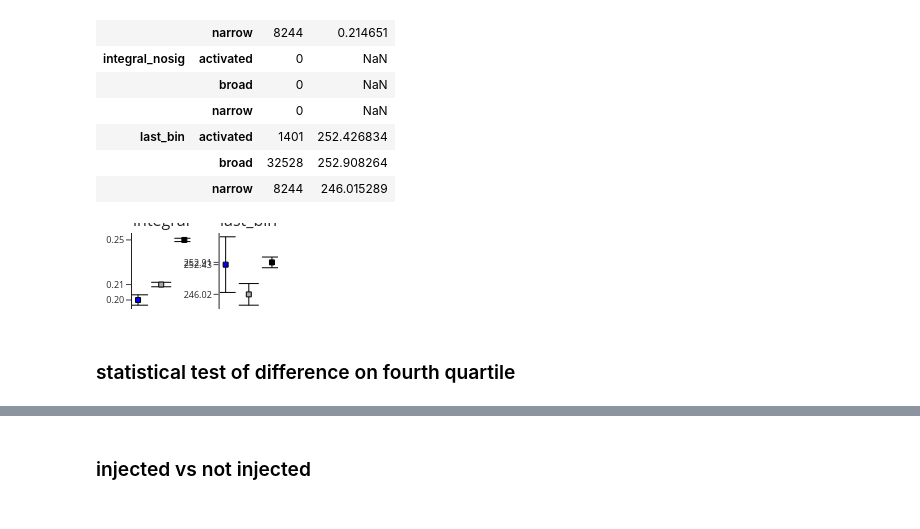
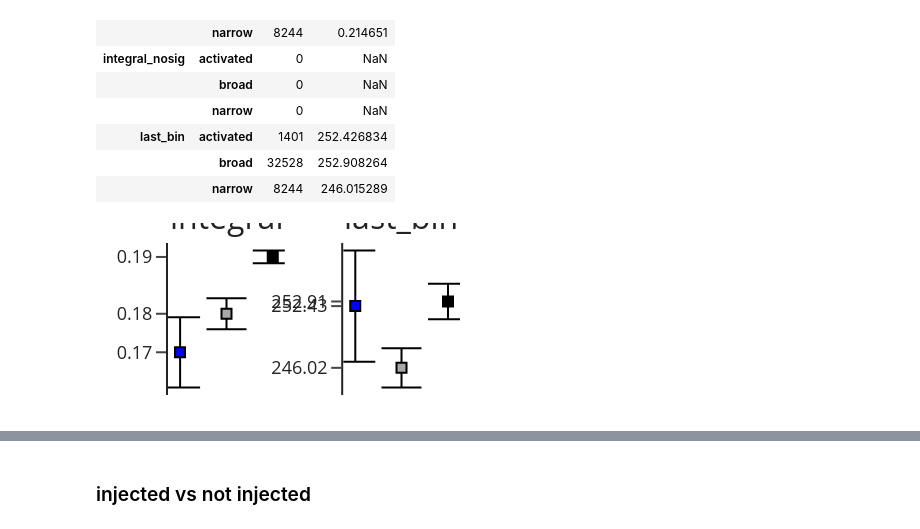
Before and after one commit to Mateo-Lopez-Espejo/context_probe_analysis, a Jupyter notebook: notebooks/220816_cell_type_ctx_modulation.ipynb, the cells around one changed output, grey strips where cells are left out. Cells and saved outputs as stored; diff of their text form; code cells hidden in the pictures.

```diff
--- a/notebooks/220816_cell_type_ctx_modulation.ipynb
+++ b/notebooks/220816_cell_type_ctx_modulation.ipynb
@@ -1167,17 +1241,26 @@ toplot.groupby(['metric', 'triple']).agg(count=('value', 'count'), mean=('value'
 |  | narrow | 8244 | 246.015289 |
 # %%
 # add someting along the line of means and SEMs
-summary = toplot.groupby(['metric', 'triple']).agg(mean=('value', 'mean'), sem=('value', 'sem'))
+summary = toplot.groupby(['metric', 'triple']).agg(
+    median=('value', lambda x: jknf(x, 1000, np.nanmedian)[0]),
+    SEmedian=('value', lambda x: jknf(x, 1000, np.nanmedian)[1]),
+    mean=('value', lambda x: jknf(x, 1000, np.nanmean)[0]),
+    SEmean=('value', lambda x: jknf(x, 1000, np.nanmean)[1]),
+)
 
 metrics = ['integral', 'last_bin']
 fig = make_subplots(1, 2, horizontal_spacing=0.2, subplot_titles=metrics)
 for cc, met in enumerate(metrics):
     met_df = summary.loc[(met), :].reindex(index=['activated', 'narrow', 'broad'])
-    mean = met_df['mean'].values
-    err = met_df['sem'].values
+    if met == 'integral':
+        stat = met_df['median'].values
+        err = met_df['SEmedian'].values
+    elif met == 'last_bin':
+        stat = met_df['mean'].values
+        err = met_df['SEmean'].values
     names = met_df.index.tolist()
     # added line to this single call, make sure it actually works
-    fig.add_trace(go.Scatter(x=names, y=mean,
+    fig.add_trace(go.Scatter(x=names, y=stat,
                              mode='markers',
                              opacity=1,
                              showlegend=False,
@@ -1190,36 +1273,34 @@ for cc, met in enumerate(metrics):
                              error_y=dict(array=err,
                                           color='black',
                                           thickness=1,
                                           width=10
                                           ),
                              ), row=1, col=cc+1)
 
     fig.update_yaxes(tickmode='array',
-                     tickvals=mean,
-                     ticktext=[f'{m:.2f}' for m in mean],
+                     tickvals=stat,
+                     ticktext=[f'{m:.2f}' for m in stat],
                      row=1, col=cc+1)
 
 # formating
 w, h = 2, 1
 fig.update_layout(template='simple_white',
                   width=96 * w, height=96 * h,
                   margin=dict(t=10, b=10, l=10, r=10),
                   showlegend=False,)
 
 # commong features of both x axes
 fig.update_xaxes(showticklabels=False, ticks='', showline=False,
                  title=dict(font_size=10, standoff=0), tickfont_size=9)
 
 fig.update_yaxes(showticklabels=True, ticks='outside', showline=True,
                  title=dict(font_size=10, standoff=0), tickfont_size=9)
 
 filename = folder / 'fig5_ctx_effect_inset'
 fig.write_image(filename.with_suffix('.png'), scale=4)
 fig.write_image(filename.with_suffix('.svg'))
 
-img_bytes = fig.to_image(format="png", width=96 * w, height=96 * h, scale=1)
+img_bytes = fig.to_image(format="png", width=96 * w, height=96 * h, scale=2)
 Image(img_bytes)
 # %% [output]
-[figure, old version]
+[figure, new version]
-# %% [markdown]
-### statistical test of difference on fourth quartile
```
Also changed, not shown: parts of 24 cells of this notebook, 2 other files.
